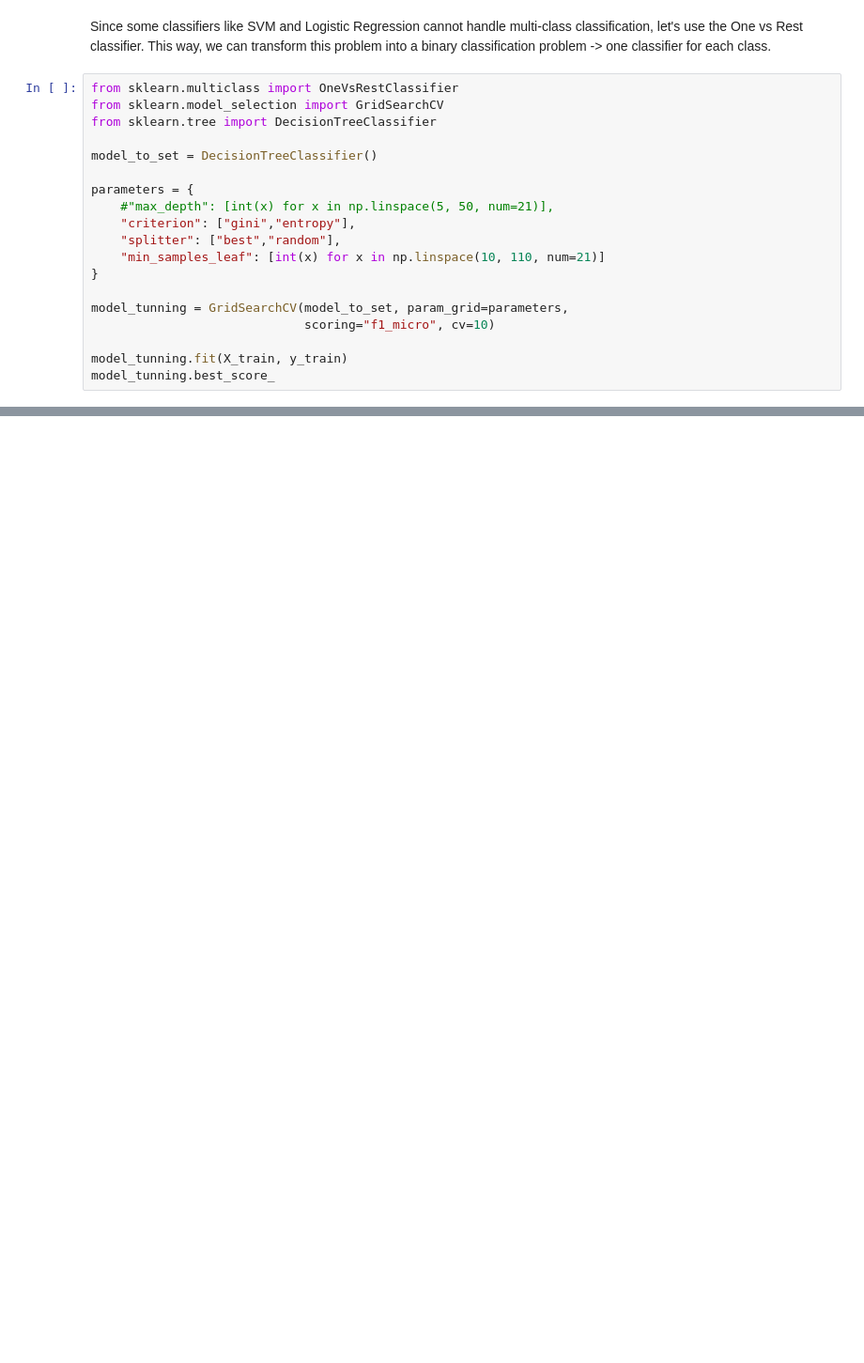
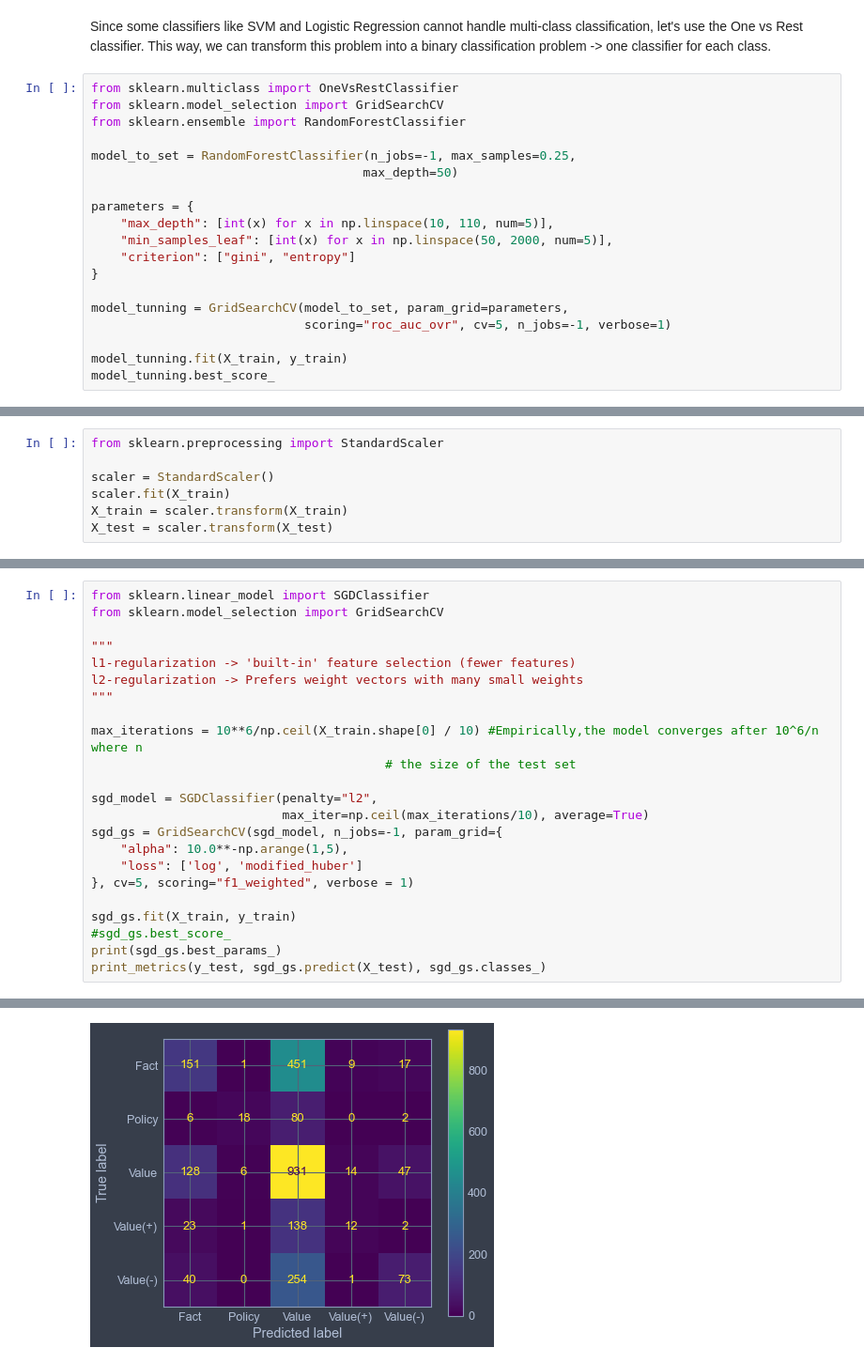
Before and after one commit to Caio-Nogueira/FEUP-PLN, a Jupyter notebook: assignment1.ipynb, the cells around one changed output, grey strips where cells are left out. Shown at 94% size. Drawn from its saved outputs; the diff is of its cells as text; blank space fills up the shorter version.

Commit message:
Adds new models with SGD optimization and hyperparameter tuning

```diff
--- a/assignment1.ipynb
+++ b/assignment1.ipynb
@@ -278,19 +285,19 @@ Since some classifiers like SVM and Logistic Regression cannot handle multi-clas
 # %%
 from sklearn.multiclass import OneVsRestClassifier
 from sklearn.model_selection import GridSearchCV
-from sklearn.tree import DecisionTreeClassifier
+from sklearn.ensemble import RandomForestClassifier
 
-model_to_set = DecisionTreeClassifier()
+model_to_set = RandomForestClassifier(n_jobs=-1, max_samples=0.25,
+                                     max_depth=50)
 
 parameters = {
-    #"max_depth": [int(x) for x in np.linspace(5, 50, num=21)],
-    "criterion": ["gini","entropy"],
-    "splitter": ["best","random"],
-    "min_samples_leaf": [int(x) for x in np.linspace(10, 110, num=21)]
+    "max_depth": [int(x) for x in np.linspace(10, 110, num=5)],
+    "min_samples_leaf": [int(x) for x in np.linspace(50, 2000, num=5)],
+    "criterion": ["gini", "entropy"]
 }
 
 model_tunning = GridSearchCV(model_to_set, param_grid=parameters,
-                             scoring="f1_micro", cv=10)
+                             scoring="roc_auc_ovr", cv=5, n_jobs=-1, verbose=1)
 
 model_tunning.fit(X_train, y_train)
 model_tunning.best_score_
@@ -298,0 +311,7 @@ MemoryError: Unable to allocate 4.47 GiB for an array with shape (8654, 69385) a
+# %%
+from sklearn.preprocessing import StandardScaler
+
+scaler = StandardScaler()
+scaler.fit(X_train)
+X_train = scaler.transform(X_train)
+X_test = scaler.transform(X_test)
@@ -298,0 +323,24 @@ MemoryError: Unable to allocate 4.47 GiB for an array with shape (8654, 69385) a
+# %%
+from sklearn.linear_model import SGDClassifier
+from sklearn.model_selection import GridSearchCV
+
+"""
+l1-regularization -> 'built-in' feature selection (fewer features)
+l2-regularization -> Prefers weight vectors with many small weights
+"""
+
+max_iterations = 10**6/np.ceil(X_train.shape[0] / 10) #Empirically,the model converges after 10^6/n where n
+                                        # the size of the test set
+
+sgd_model = SGDClassifier(penalty="l2",
+                          max_iter=np.ceil(max_iterations/10), average=True)
+sgd_gs = GridSearchCV(sgd_model, n_jobs=-1, param_grid={
+    "alpha": 10.0**-np.arange(1,5),
+    "loss": ['log', 'modified_huber']
+}, cv=5, scoring="f1_weighted", verbose = 1)
+
+sgd_gs.fit(X_train, y_train)
+#sgd_gs.best_score_
+print(sgd_gs.best_params_)
+print_metrics(y_test, sgd_gs.predict(X_test), sgd_gs.classes_)
+# %% [output]
@@ -298,0 +350 @@ MemoryError: Unable to allocate 4.47 GiB for an array with shape (8654, 69385) a
+[figure, added]
```
Also changed, not shown: parts of 16 cells of this notebook.
